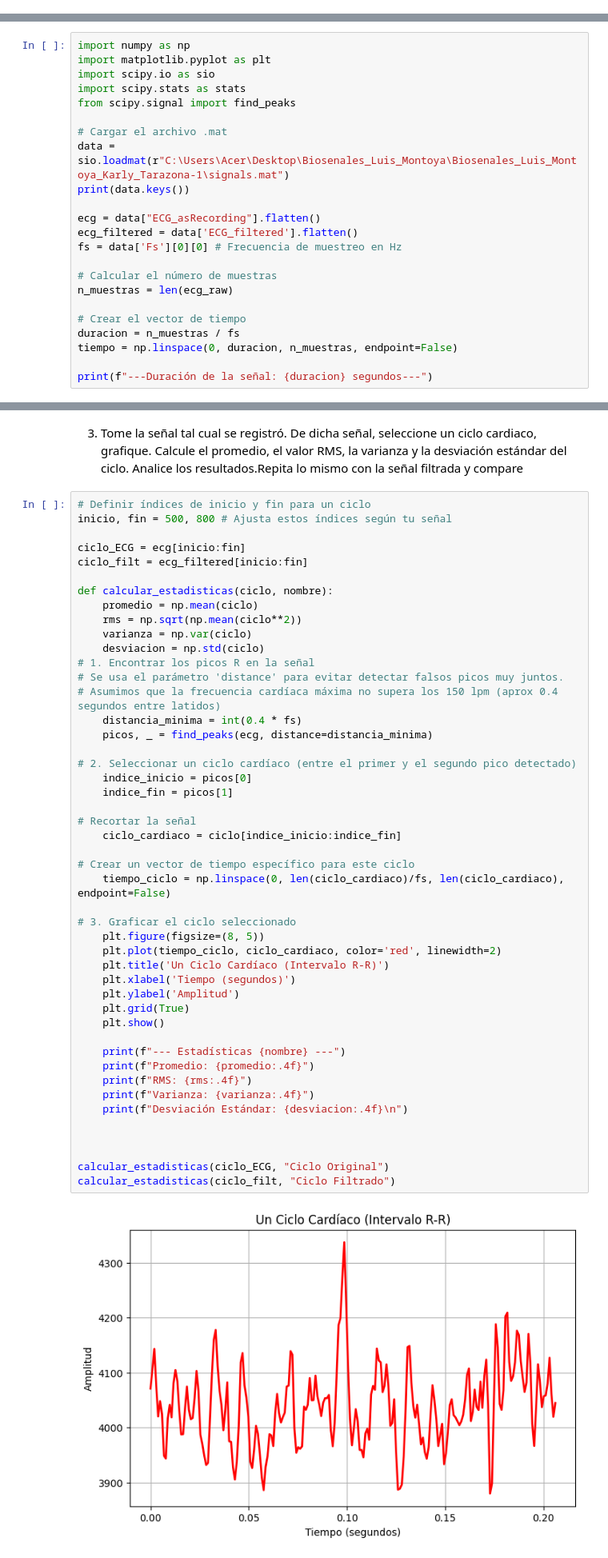
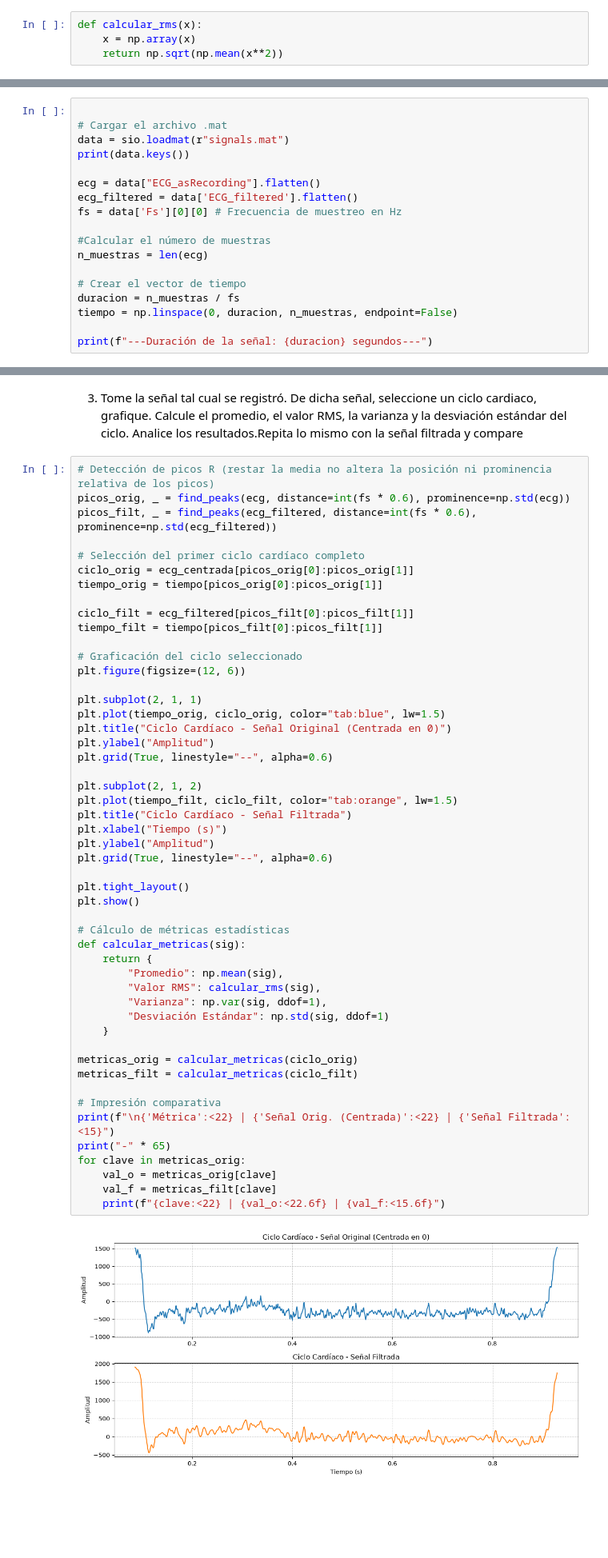
Before and after one commit to luisfmontoyaf/Biosenales_Luis_Montoya_Karly_Tarazona, a Jupyter notebook: practica2.ipynb, the cells around one changed output, grey strips where cells are left out. Shown at 80% size. Drawn from its saved outputs; the diff is of its cells as text; blank space fills up the shorter version.

```diff
--- a/practica2.ipynb
+++ b/practica2.ipynb
@@ -8 +18,5 @@ Karly Tarazona, Luis Montoya
+# %%
+def calcular_rms(x):
+    x = np.array(x)
+    return np.sqrt(np.mean(x**2))
 # %% [markdown]
@@ -10,22 +24,17 @@ Karly Tarazona, Luis Montoya
 
 1. A partir de la información suministrada en el archivo .mat, determine el tiempo de duración de las señales, cree un vector de tiempo.
 # %%
-import numpy as np
-import matplotlib.pyplot as plt
-import scipy.io as sio
-import scipy.stats as stats
-from scipy.signal import find_peaks
 
 # Cargar el archivo .mat
-data = sio.loadmat(r"C:\Users\Acer\Desktop\Biosenales_Luis_Montoya\Biosenales_Luis_Montoya_Karly_Tarazona-1\signals.mat")
+data = sio.loadmat(r"signals.mat")
 print(data.keys())
 
 ecg = data["ECG_asRecording"].flatten()
 ecg_filtered = data['ECG_filtered'].flatten()
 fs = data['Fs'][0][0] # Frecuencia de muestreo en Hz
 
-# Calcular el número de muestras
-n_muestras = len(ecg_raw)
+#Calcular el número de muestras
+n_muestras = len(ecg)
 
 # Crear el vector de tiempo
 duracion = n_muestras / fs
@@ -53,51 +77,54 @@ Análisis esperado: Debes observar la señal gráfica e identificar qué ruidos
 # %% [markdown]
 3. Tome la señal tal cual se registró. De dicha señal, seleccione un ciclo cardiaco, grafique. Calcule el promedio, el valor RMS, la varianza y la desviación estándar del ciclo. Analice los resultados.Repita lo mismo con la señal filtrada y compare
 # %%
-# Definir índices de inicio y fin para un ciclo
-inicio, fin = 500, 800 # Ajusta estos índices según tu señal
+# Detección de picos R (restar la media no altera la posición ni prominencia relativa de los picos)
+picos_orig, _ = find_peaks(ecg, distance=int(fs * 0.6), prominence=np.std(ecg))
+picos_filt, _ = find_peaks(ecg_filtered, distance=int(fs * 0.6), prominence=np.std(ecg_filtered))
 
-ciclo_ECG = ecg[inicio:fin]
-ciclo_filt = ecg_filtered[inicio:fin]
+# Selección del primer ciclo cardíaco completo
+ciclo_orig = ecg_centrada[picos_orig[0]:picos_orig[1]]
+tiempo_orig = tiempo[picos_orig[0]:picos_orig[1]]
 
-def calcular_estadisticas(ciclo, nombre):
-    promedio = np.mean(ciclo)
-    rms = np.sqrt(np.mean(ciclo**2))
-    varianza = np.var(ciclo)
-    desviacion = np.std(ciclo)
-# 1. Encontrar los picos R en la señal
-# Se usa el parámetro 'distance' para evitar detectar falsos picos muy juntos.
-# Asumimos que la frecuencia cardíaca máxima no supera los 150 lpm (aprox 0.4 segundos entre latidos)
-    distancia_minima = int(0.4 * fs)
-    picos, _ = find_peaks(ecg, distance=distancia_minima)
+ciclo_filt = ecg_filtered[picos_filt[0]:picos_filt[1]]
+tiempo_filt = tiempo[picos_filt[0]:picos_filt[1]]
 
-# 2. Seleccionar un ciclo cardíaco (entre el primer y el segundo pico detectado)
-    indice_inicio = picos[0]
-    indice_fin = picos[1]
+# Graficación del ciclo seleccionado
+plt.figure(figsize=(12, 6))
 
-# Recortar la señal
-    ciclo_cardiaco = ciclo[indice_inicio:indice_fin]
+plt.subplot(2, 1, 1)
+plt.plot(tiempo_orig, ciclo_orig, color="tab:blue", lw=1.5)
+plt.title("Ciclo Cardíaco - Señal Original (Centrada en 0)")
+plt.ylabel("Amplitud")
+plt.grid(True, linestyle="--", alpha=0.6)
 
-# Crear un vector de tiempo específico para este ciclo
-    tiempo_ciclo = np.linspace(0, len(ciclo_cardiaco)/fs, len(ciclo_cardiaco), endpoint=False)
+plt.subplot(2, 1, 2)
+plt.plot(tiempo_filt, ciclo_filt, color="tab:orange", lw=1.5)
+plt.title("Ciclo Cardíaco - Señal Filtrada")
+plt.xlabel("Tiempo (s)")
+plt.ylabel("Amplitud")
+plt.grid(True, linestyle="--", alpha=0.6)
 
-# 3. Graficar el ciclo seleccionado
-    plt.figure(figsize=(8, 5))
-    plt.plot(tiempo_ciclo, ciclo_cardiaco, color='red', linewidth=2)
-    plt.title('Un Ciclo Cardíaco (Intervalo R-R)')
-    plt.xlabel('Tiempo (segundos)')
-    plt.ylabel('Amplitud')
-    plt.grid(True)
-    plt.show()
+plt.tight_layout()
+plt.show()
 
-    print(f"--- Estadísticas {nombre} ---")
-    print(f"Promedio: {promedio:.4f}")
-    print(f"RMS: {rms:.4f}")
-    print(f"Varianza: {varianza:.4f}")
-    print(f"Desviación Estándar: {desviacion:.4f}\n")
+# Cálculo de métricas estadísticas
+def calcular_metricas(sig):
+    return {
+        "Promedio": np.mean(sig),
+        "Valor RMS": calcular_rms(sig),
+        "Varianza": np.var(sig, ddof=1),
+        "Desviación Estándar": np.std(sig, ddof=1)
+    }
 
+metricas_orig = calcular_metricas(ciclo_orig)
+metricas_filt = calcular_metricas(ciclo_filt)
 
-
-calcular_estadisticas(ciclo_ECG, "Ciclo Original")
-calcular_estadisticas(ciclo_filt, "Ciclo Filtrado")
+# Impresión comparativa
+print(f"\n{'Métrica':<22} | {'Señal Orig. (Centrada)':<22} | {'Señal Filtrada':<15}")
+print("-" * 65)
+for clave in metricas_orig:
+    val_o = metricas_orig[clave]
+    val_f = metricas_filt[clave]
+    print(f"{clave:<22} | {val_o:<22.6f} | {val_f:<15.6f}")
 # %% [output]
-[figure, old version]
+[figure, new version]
```
Also changed, not shown: parts of 10 cells of this notebook.
